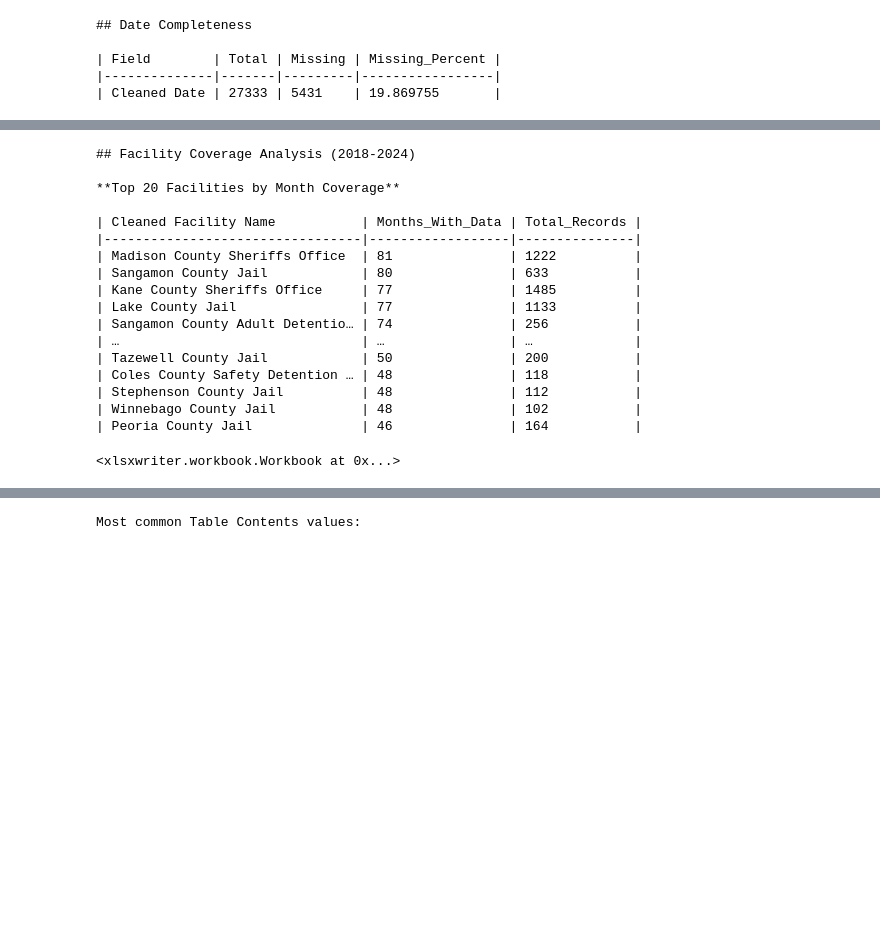
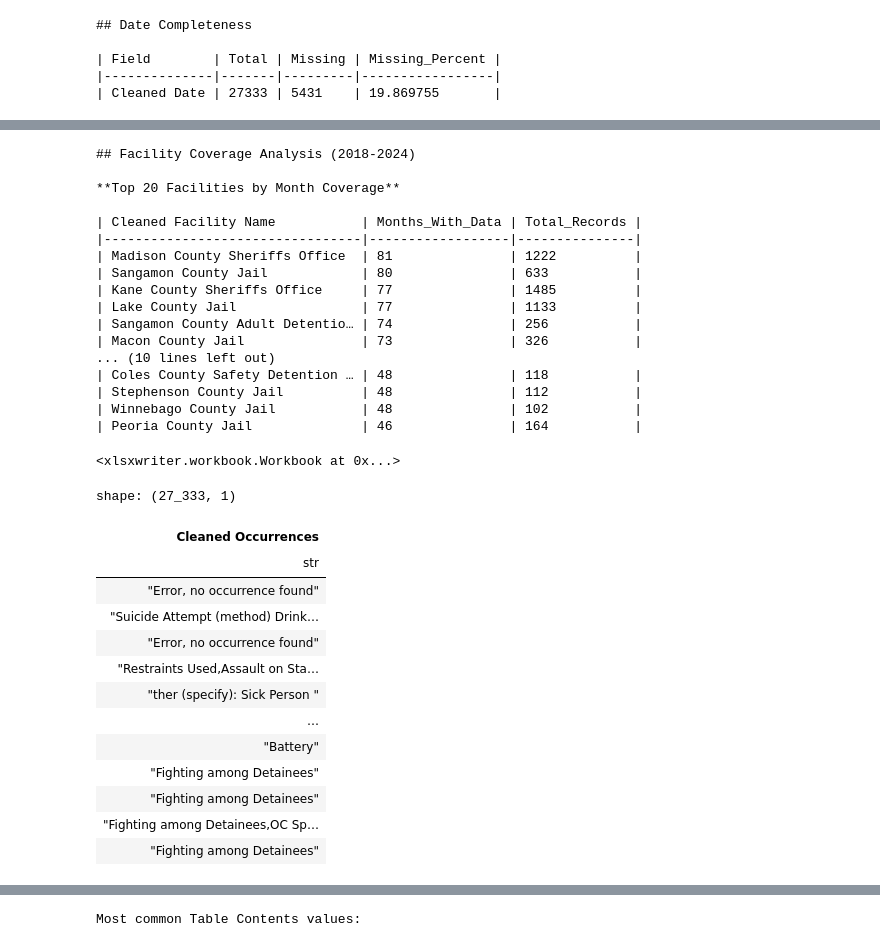
Before and after one commit to mansueto-institute/jail-events, a Jupyter notebook: src/jail-events/notebooks/extraction_report.ipynb, the cells around one changed output, grey strips where cells are left out. Drawn from its saved outputs; the diff is of its cells as text; code cells hidden in the pictures; blank space fills up the shorter version.

```diff
--- a/src/jail-events/notebooks/extraction_report.ipynb
+++ b/src/jail-events/notebooks/extraction_report.ipynb
@@ -337,7 +392,8 @@ print("**Top 20 Facilities by Month Coverage**\n")
 with pl.Config(
     tbl_formatting="MARKDOWN",
     tbl_hide_column_data_types=True,
-    tbl_hide_dataframe_shape=True,):
+    tbl_hide_dataframe_shape=True,
+    tbl_rows=100):
     print(facility_coverage.head(20))
 
 
@@ -354,8 +410,8 @@ facility_coverage.write_excel('../data/jails-data/output/facility_coverage.xlsx'
 | Kane County Sheriffs Office     | 77               | 1485          |
 | Lake County Jail                | 77               | 1133          |
 | Sangamon County Adult Detentio… | 74               | 256           |
-| …                               | …                | …             |
-| Tazewell County Jail            | 50               | 200           |
+| Macon County Jail               | 73               | 326           |
+... (10 lines left out)
 | Coles County Safety Detention … | 48               | 118           |
 | Stephenson County Jail          | 48               | 112           |
 | Winnebago County Jail           | 48               | 102           |
@@ -363,0 +424,46 @@ facility_coverage.write_excel('../data/jails-data/output/facility_coverage.xlsx'
+# %%
+def clean_occurrences(entries):
+    actual_occurrences = ["Suicide (method)", "Suicide (attempt)", "Homicide", "Homicide Attempt", "Escape", "Escape Attempt",
+                "Fire", "Serious Injury", "Battery", "Riot of Rebellion", "Sex Offense", "Assault on Staff",
+                "Assault among Detainees", "Fighting among Detainees", "Restraints Used", "OC Spray Used", "Other (specify)"]
+
+    if len(entries) == 0:  # Fixed: Python lists don't have is_empty()
+        return ["Error, no occurrence found"]
+
+    cleaned_list = []
+    for term in entries:
+        best_choice = None
+        highest_jaro = 0.0
+        for compare_term in actual_occurrences:
+            jaro_score = jellyfish.jaro_similarity(term, compare_term)
+            if jaro_score > highest_jaro:
+                highest_jaro = jaro_score
+                best_choice = compare_term
+
+        if best_choice in ["Suicide (method)", "Suicide (attempt)", "Other (specify)"]:
+            cleaned_list.append(term)
+        else:
+            if best_choice not in cleaned_list:
+                cleaned_list.append(best_choice)
+
+    return cleaned_list
+
+# Updated to use map_batches instead of deprecated map_elements
+samples_df = df_cleaned.with_columns(pl.col("Occurrence").map_elements(clean_occurrences, return_dtype=pl.List(pl.String)).alias("Cleaned Occurrences"))
+# %%
+samples_df[['Cleaned Occurrences']]
+# %% [output]
+shape: (27_333, 1)
+| Cleaned Occurrences |
+| str |
+| "Error, no occurrence found" |
+| "Suicide Attempt (method) Drink… |
+| "Error, no occurrence found" |
+| "Restraints Used,Assault on Sta… |
+| "ther (specify): Sick Person " |
+| … |
+| "Battery" |
+| "Fighting among Detainees" |
+| "Fighting among Detainees" |
+| "Fighting among Detainees,OC Sp… |
+| "Fighting among Detainees" |
```
Also changed, not shown: parts of 33 cells of this notebook, 27 other files.
